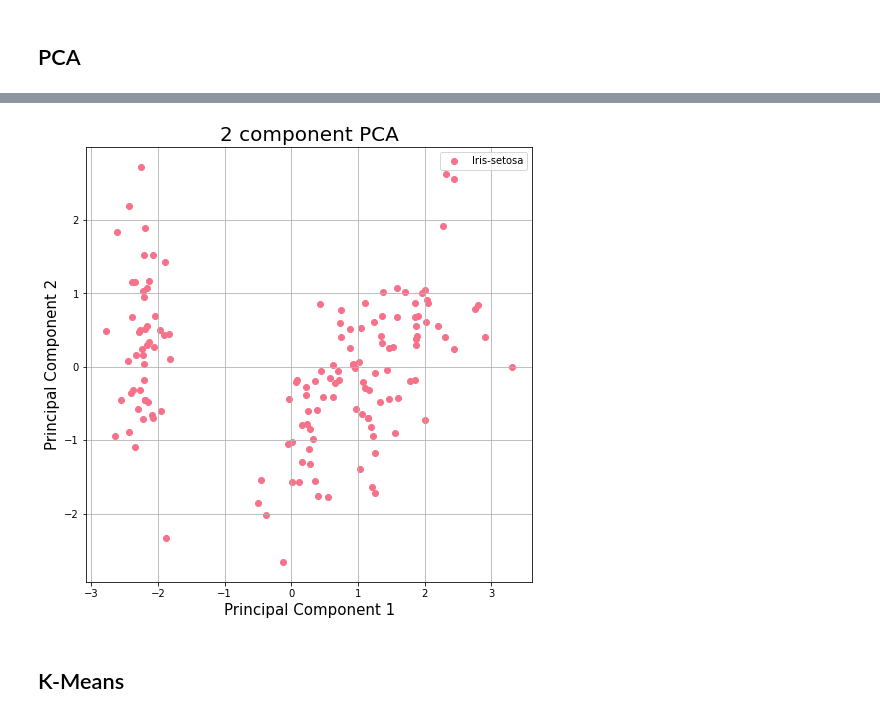
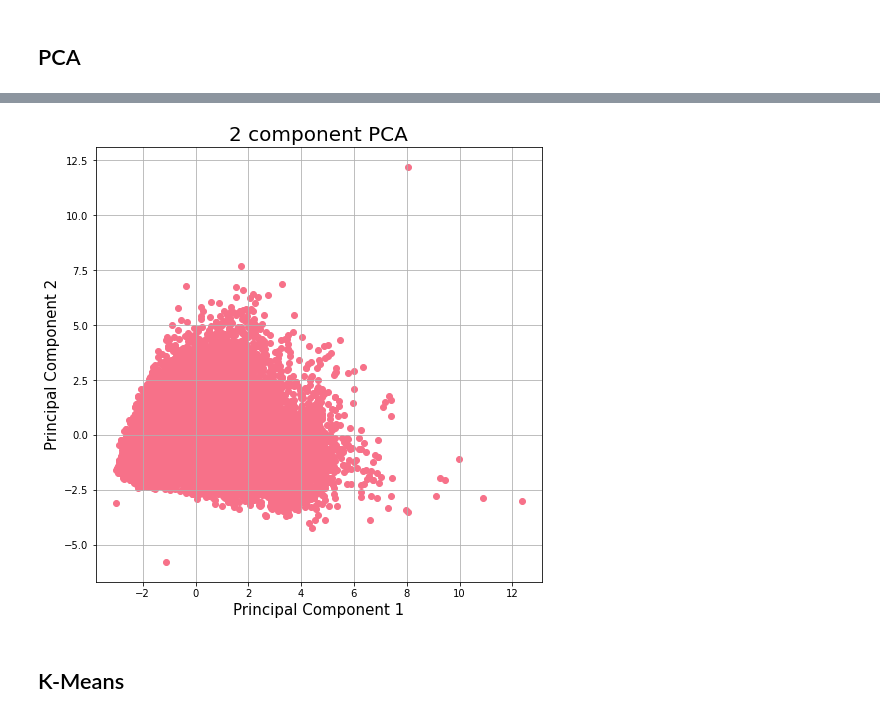
Before and after one commit to JLechuga94/Machine-Learning, a Jupyter notebook: notebook_dm2_diam.ipynb, the cells around one changed output, grey strips where cells are left out. Cells and saved outputs as stored; diff of their text form; code cells hidden in the pictures.

Commit message:
Last changes to file diamonds

```diff
--- a/notebook_dm2_diam.ipynb
+++ b/notebook_dm2_diam.ipynb
@@ -364,5 +310,7 @@ principal_components1 = pca.fit_transform(X)
 # %%
-pca_df = pd.DataFrame(data = principalComponents1
+pca = PCA(n_components=2)
+principalComponents = pca.fit_transform(X)
+principalDf = pd.DataFrame(data = principalComponents
              , columns = ['principal component 1', 'principal component 2'])
 
-finalDf = pd.concat([pca_df, diamond_df[['price']]], axis = 1)
+finalDf = pd.concat([principalDf, diamond_df[['price']]], axis = 1)
@@ -379,3 +317 @@ diamond_df.shape
-# %%
-finalDf = pd.concat([pca_df, diamond_df[['price']]], axis = 1)
 # %%
@@ -397,16 +326,16 @@ finalDf
 # %%
 fig1 = plt.figure(figsize = (8,8))
 ax = fig1.add_subplot(1,1,1)
 ax.set_xlabel('Principal Component 1', fontsize = 15)
 ax.set_ylabel('Principal Component 2', fontsize = 15)
 ax.set_title('2 component PCA', fontsize = 20)
 
 
 ax.scatter(data=finalDf, x='principal component 1',y='principal component 2')
-ax.legend(targets)
+#ax.legend(targets)
 ax.grid()
 # %% [output]
-[figure, old version]
+[figure, new version]
 # %% [markdown]
 ## K-Means
 # %%
```
Also changed, not shown: parts of 22 cells of this notebook.
